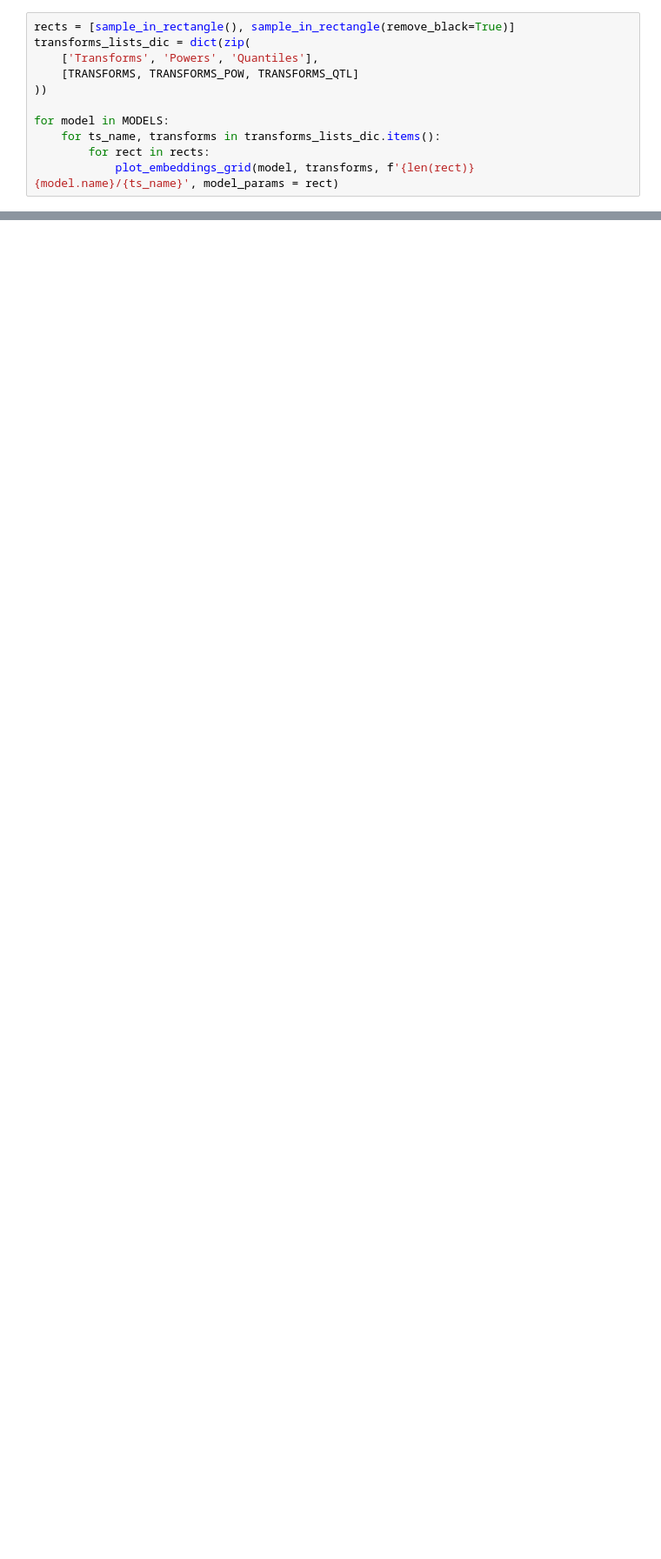
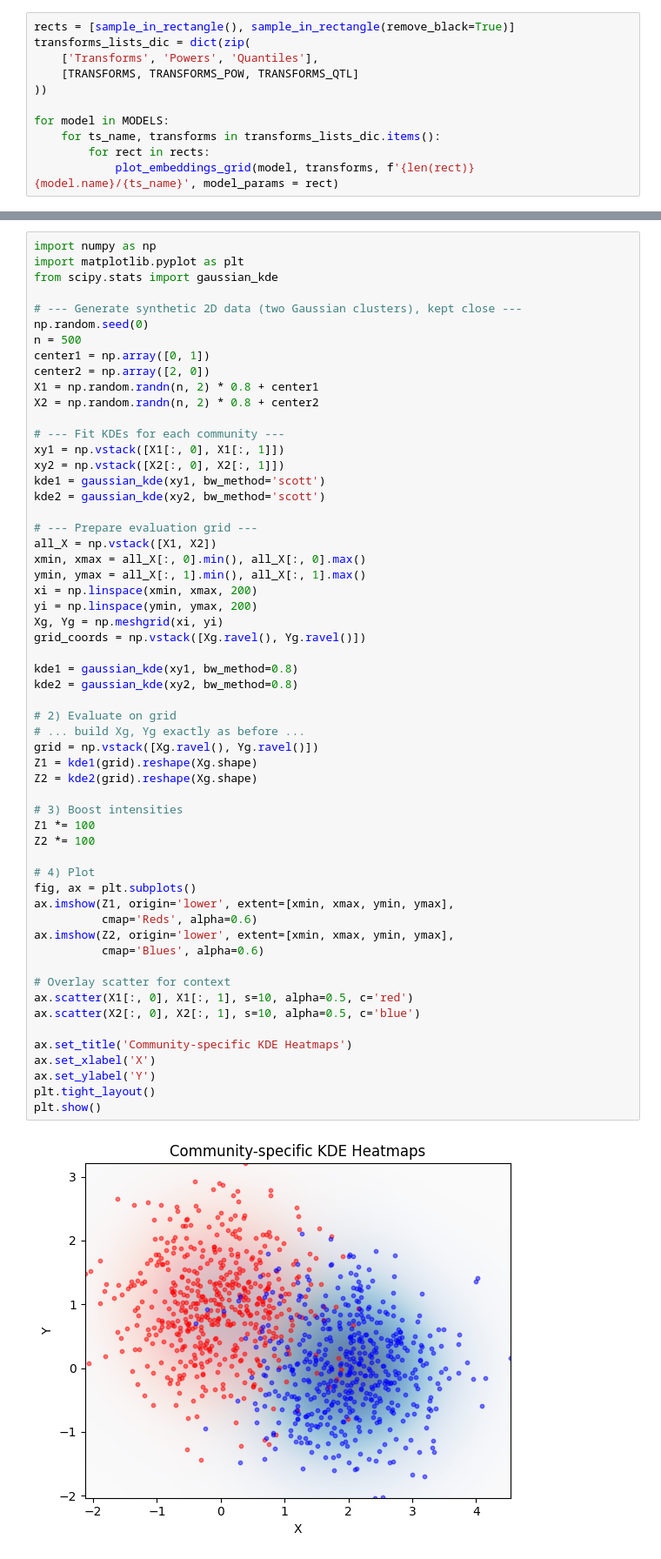
Before and after one commit to NicoHelemon/MAproject_opt, a Jupyter notebook: Embeddings.ipynb, the cells around one changed output, grey strips where cells are left out. Shown at 87% size. Cells and saved outputs as stored; diff of their text form; blank space fills up the shorter version.

```diff
--- a/Embeddings.ipynb
+++ b/Embeddings.ipynb
@@ -347,0 +260,59 @@ plt.show()
+# %%
+import numpy as np
+import matplotlib.pyplot as plt
+from scipy.stats import gaussian_kde
+
+# --- Generate synthetic 2D data (two Gaussian clusters), kept close ---
+np.random.seed(0)
+n = 500
+center1 = np.array([0, 1])
+center2 = np.array([2, 0])
+X1 = np.random.randn(n, 2) * 0.8 + center1
+X2 = np.random.randn(n, 2) * 0.8 + center2
+
+# --- Fit KDEs for each community ---
+xy1 = np.vstack([X1[:, 0], X1[:, 1]])
+xy2 = np.vstack([X2[:, 0], X2[:, 1]])
+kde1 = gaussian_kde(xy1, bw_method='scott')
+kde2 = gaussian_kde(xy2, bw_method='scott')
+
+# --- Prepare evaluation grid ---
+all_X = np.vstack([X1, X2])
+xmin, xmax = all_X[:, 0].min(), all_X[:, 0].max()
+ymin, ymax = all_X[:, 1].min(), all_X[:, 1].max()
+xi = np.linspace(xmin, xmax, 200)
+yi = np.linspace(ymin, ymax, 200)
+Xg, Yg = np.meshgrid(xi, yi)
+grid_coords = np.vstack([Xg.ravel(), Yg.ravel()])
+
+kde1 = gaussian_kde(xy1, bw_method=0.8)
+kde2 = gaussian_kde(xy2, bw_method=0.8)
+
+# 2) Evaluate on grid
+# ... build Xg, Yg exactly as before ...
+grid = np.vstack([Xg.ravel(), Yg.ravel()])
+Z1 = kde1(grid).reshape(Xg.shape)
+Z2 = kde2(grid).reshape(Xg.shape)
+
+# 3) Boost intensities
+Z1 *= 100
+Z2 *= 100
+
+# 4) Plot
+fig, ax = plt.subplots()
+ax.imshow(Z1, origin='lower', extent=[xmin, xmax, ymin, ymax],
+          cmap='Reds', alpha=0.6)
+ax.imshow(Z2, origin='lower', extent=[xmin, xmax, ymin, ymax],
+          cmap='Blues', alpha=0.6)
+
+# Overlay scatter for context
+ax.scatter(X1[:, 0], X1[:, 1], s=10, alpha=0.5, c='red')
+ax.scatter(X2[:, 0], X2[:, 1], s=10, alpha=0.5, c='blue')
+
+ax.set_title('Community-specific KDE Heatmaps')
+ax.set_xlabel('X')
+ax.set_ylabel('Y')
+plt.tight_layout()
+plt.show()
+# %% [output]
+[figure, added]
```
Also changed, not shown: parts of 16 cells of this notebook, 26 other files.
